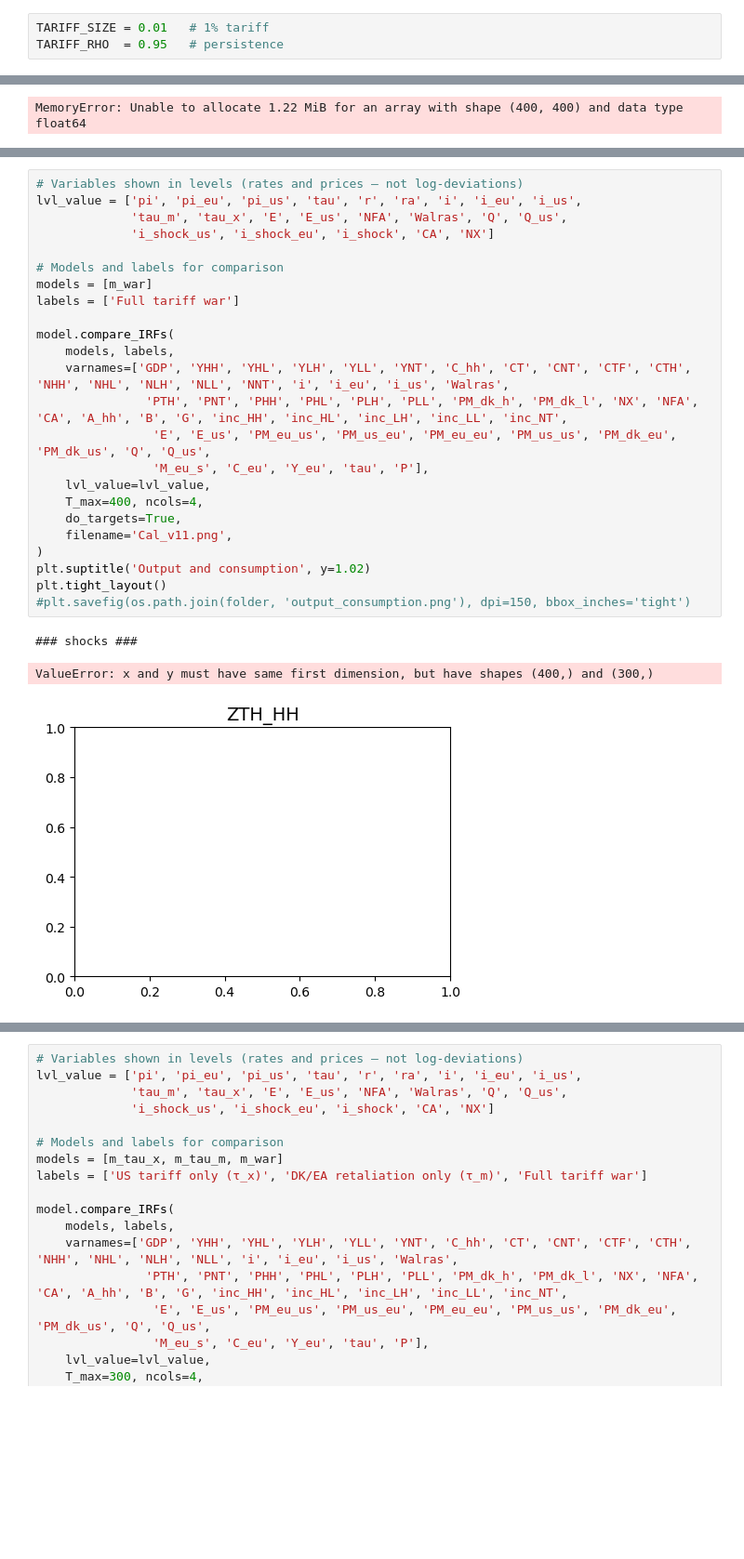
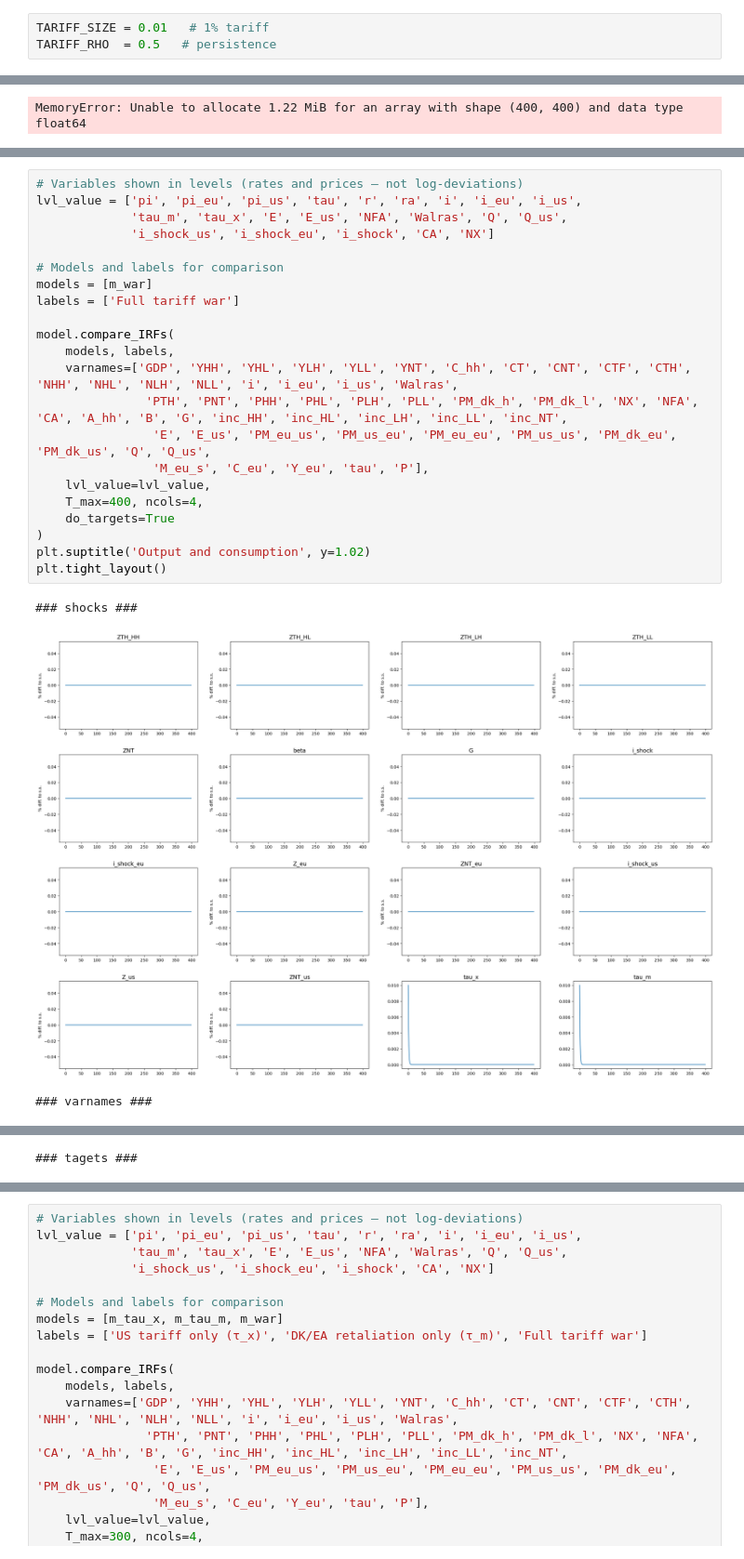
Before and after one commit to AndreaNoergaardAndersen/Master-Thesis, a Jupyter notebook: I-HANK - EU and US/test_extension.ipynb, the cells around one changed output, grey strips where cells are left out. Shown at 93% size. Drawn from its saved outputs; the diff is of its cells as text; blank space fills up the shorter version.

Commit message:
etaT set to 1.5 , persistence 0.5 - converges

```diff
--- a/I-HANK - EU and US/test_extension.ipynb
+++ b/I-HANK - EU and US/test_extension.ipynb
@@ -444,7 +444,7 @@ plt.title(f'Norm at lag d={d} vs reference point')
 # Import vs. export shcok
 # %%
 TARIFF_SIZE = 0.01   # 1% tariff
-TARIFF_RHO  = 0.95   # persistence
+TARIFF_RHO  = 0.5   # persistence
 # %%
 m_tau_x = model.copy()
 
@@ -508,28 +508,26 @@ NFA: terminal value is   0.00000003, but ss value is   0.00000000
 # %%
 # Variables shown in levels (rates and prices — not log-deviations)
 lvl_value = ['pi', 'pi_eu', 'pi_us', 'tau', 'r', 'ra', 'i', 'i_eu', 'i_us',
              'tau_m', 'tau_x', 'E', 'E_us', 'NFA', 'Walras', 'Q', 'Q_us',
              'i_shock_us', 'i_shock_eu', 'i_shock', 'CA', 'NX']
 
 # Models and labels for comparison
 models = [m_war]
 labels = ['Full tariff war']
 
 model.compare_IRFs(
     models, labels,
-    varnames=['GDP', 'YHH', 'YHL', 'YLH', 'YLL', 'YNT', 'C_hh', 'CT', 'CNT', 'CTF', 'CTH', 'NHH', 'NHL', 'NLH', 'NLL', 'NNT', 'i', 'i_eu', 'i_us', 'Walras',
+    varnames=['GDP', 'YHH', 'YHL', 'YLH', 'YLL', 'YNT', 'C_hh', 'CT', 'CNT', 'CTF', 'CTH', 'NHH', 'NHL', 'NLH', 'NLL', 'i', 'i_eu', 'i_us', 'Walras',
                'PTH', 'PNT', 'PHH', 'PHL', 'PLH', 'PLL', 'PM_dk_h', 'PM_dk_l', 'NX', 'NFA', 'CA', 'A_hh', 'B', 'G', 'inc_HH', 'inc_HL', 'inc_LH', 'inc_LL', 'inc_NT',
                 'E', 'E_us', 'PM_eu_us', 'PM_us_eu', 'PM_eu_eu', 'PM_us_us', 'PM_dk_eu', 'PM_dk_us', 'Q', 'Q_us',
                 'M_eu_s', 'C_eu', 'Y_eu', 'tau', 'P'],
     lvl_value=lvl_value,
     T_max=400, ncols=4,
-    do_targets=True,
-    filename='Cal_v11.png',
+    do_targets=True
 )
 plt.suptitle('Output and consumption', y=1.02)
 plt.tight_layout()
-#plt.savefig(os.path.join(folder, 'output_consumption.png'), dpi=150, bbox_inches='tight')
 # %% [output]
 ### shocks ###
+[figure, new version]
-ValueError: x and y must have same first dimension, but have shapes (400,) and (300,)
+### varnames ###
-[figure, old version]
@@ -535,0 +535 @@ ValueError: x and y must have same first dimension, but have shapes (400,) and (
+### tagets ###
```
Also changed, not shown: parts of 5 cells of this notebook, 3 other files.
